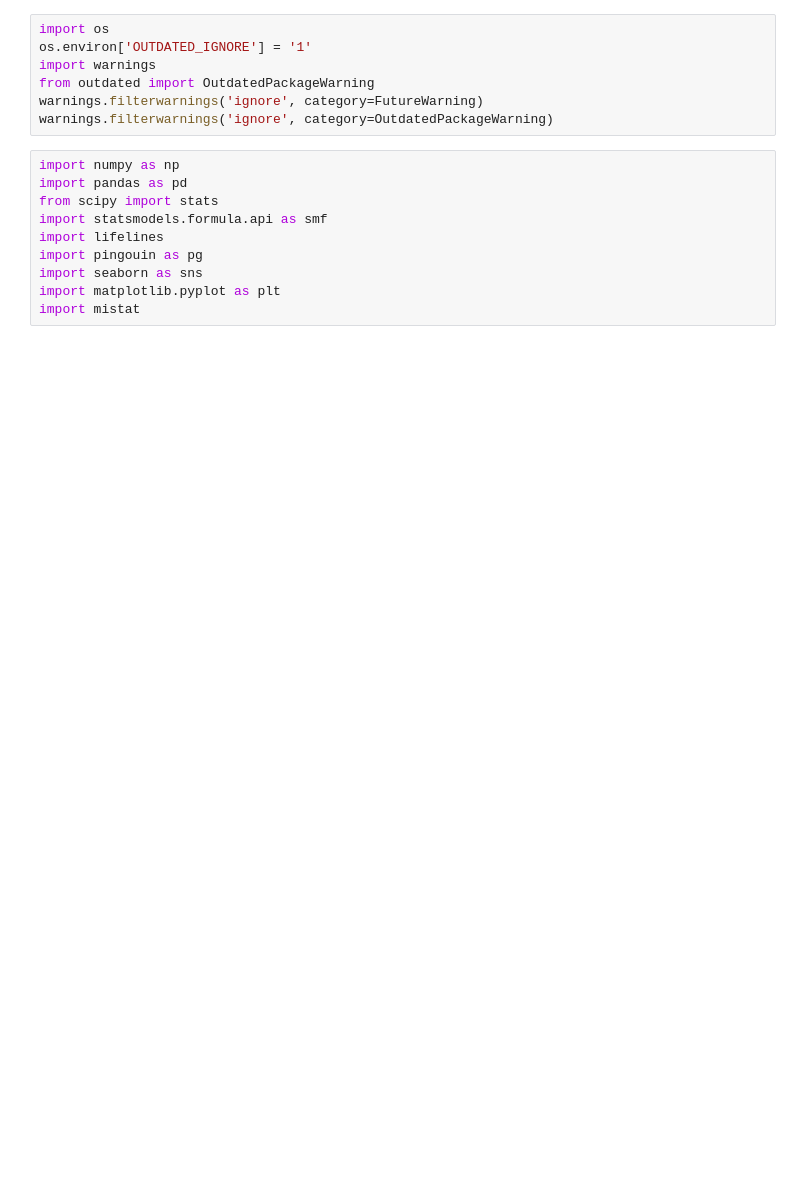
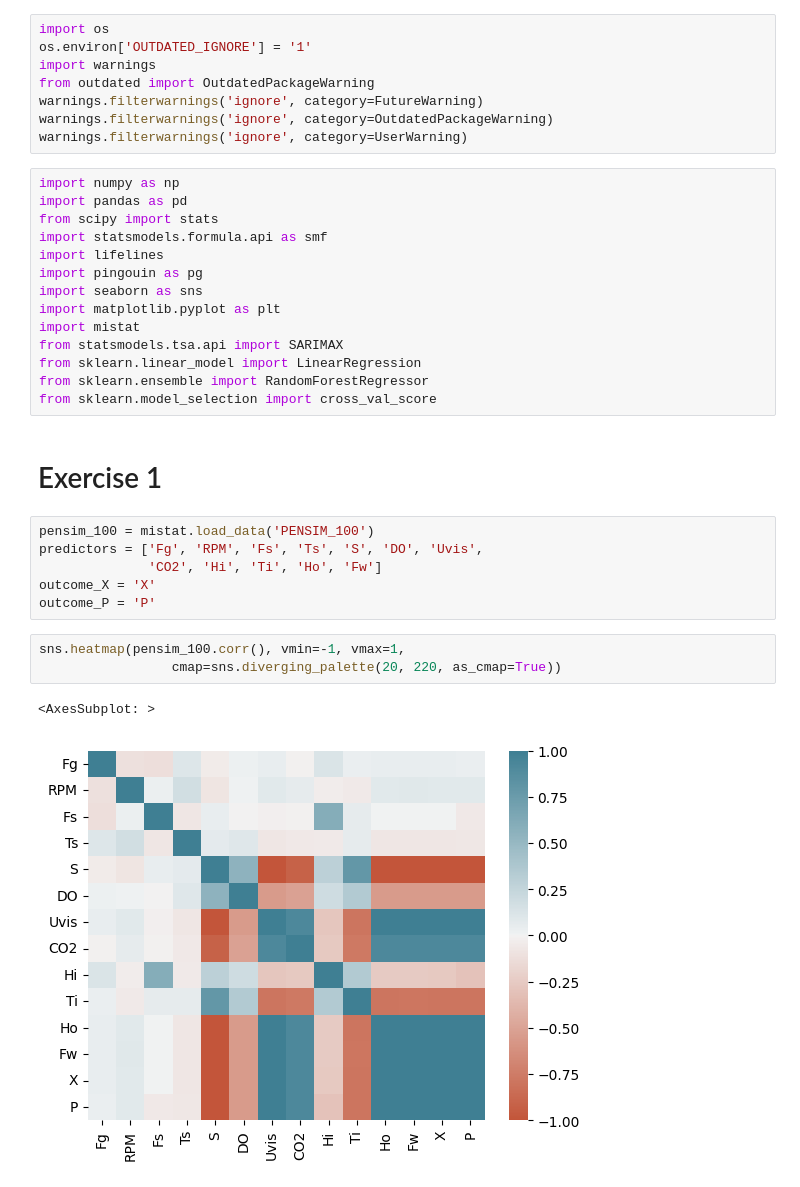
Before and after one commit to gedeck/mistat-code-solutions, a Jupyter notebook: IndustrialStatistics/solutions/Solution_Chap008_ex.ipynb, the cells around one changed output. Cells and saved outputs as stored; diff of their text form; blank space fills up the shorter version.

```diff
--- a/IndustrialStatistics/solutions/Solution_Chap008_ex.ipynb
+++ b/IndustrialStatistics/solutions/Solution_Chap008_ex.ipynb
@@ -16,6 +26,7 @@ import warnings
 from outdated import OutdatedPackageWarning
 warnings.filterwarnings('ignore', category=FutureWarning)
 warnings.filterwarnings('ignore', category=OutdatedPackageWarning)
+warnings.filterwarnings('ignore', category=UserWarning)
 # %%
 import numpy as np
 import pandas as pd
@@ -26,3 +37,21 @@ import pingouin as pg
 import seaborn as sns
 import matplotlib.pyplot as plt
 import mistat
+from statsmodels.tsa.api import SARIMAX
+from sklearn.linear_model import LinearRegression
+from sklearn.ensemble import RandomForestRegressor
+from sklearn.model_selection import cross_val_score
+# %% [markdown]
+# Exercise 1
+# %%
+pensim_100 = mistat.load_data('PENSIM_100')
+predictors = ['Fg', 'RPM', 'Fs', 'Ts', 'S', 'DO', 'Uvis',
+              'CO2', 'Hi', 'Ti', 'Ho', 'Fw']
+outcome_X = 'X'
+outcome_P = 'P'
+# %%
+sns.heatmap(pensim_100.corr(), vmin=-1, vmax=1,
+                 cmap=sns.diverging_palette(20, 220, as_cmap=True))
+# %% [output]
+<AxesSubplot: >
+[figure, added]
```
Also changed, not shown: parts of 23 cells of this notebook, 39 other files.
